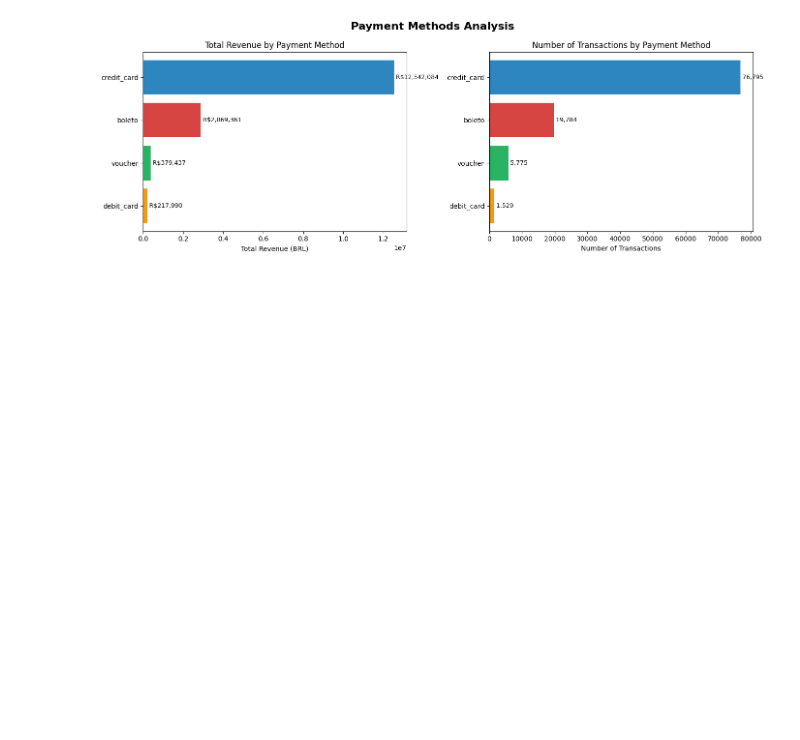
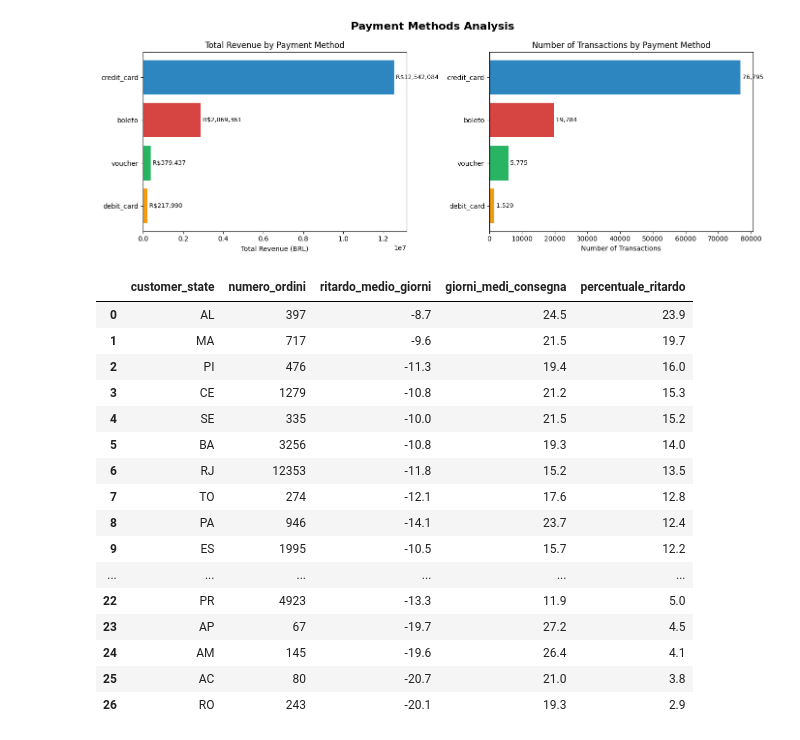
Before and after one commit to marinoalfonso/olist-ecommerce-analysis, a Jupyter notebook: notebooks/analysis.ipynb, the cells around one changed output. Saved outputs shown, nothing was run; the diff lists cells and outputs as text; code cells hidden in the pictures; blank space fills up the shorter version.

```diff
--- a/notebooks/analysis.ipynb
+++ b/notebooks/analysis.ipynb
@@ -80,3 +80,47 @@ plt.tight_layout()
 plt.show()
 # %% [output]
 [figure]
+# %%
+# ── Analisi ritardi di consegna per stato ────────────────────
+
+query_delivery = """
+SELECT
+    customer_state,
+    COUNT(*)                                         AS numero_ordini,
+    ROUND(AVG(DATEDIFF(
+        order_delivered_customer_date,
+        order_estimated_delivery_date)), 1)          AS ritardo_medio_giorni,
+    ROUND(AVG(DATEDIFF(
+        order_delivered_customer_date,
+        order_purchase_timestamp)), 1)               AS giorni_medi_consegna,
+    ROUND(100.0 * SUM(CASE
+        WHEN order_delivered_customer_date > order_estimated_delivery_date
+        THEN 1 ELSE 0 END) / COUNT(*), 1)            AS percentuale_ritardo
+FROM orders o
+JOIN customers c
+    ON o.customer_id = c.customer_id
+WHERE order_delivered_customer_date IS NOT NULL
+GROUP BY customer_state
+ORDER BY percentuale_ritardo DESC
+"""
+
+df_delivery = pd.read_sql(query_delivery, engine)
+df_delivery
+# %% [output]
+|  | customer_state | numero_ordini | ritardo_medio_giorni | giorni_medi_consegna | percentuale_ritardo |
+| 0 | AL | 397 | -8.7 | 24.5 | 23.9 |
+| 1 | MA | 717 | -9.6 | 21.5 | 19.7 |
+| 2 | PI | 476 | -11.3 | 19.4 | 16.0 |
+| 3 | CE | 1279 | -10.8 | 21.2 | 15.3 |
+| 4 | SE | 335 | -10.0 | 21.5 | 15.2 |
+| 5 | BA | 3256 | -10.8 | 19.3 | 14.0 |
+| 6 | RJ | 12353 | -11.8 | 15.2 | 13.5 |
+| 7 | TO | 274 | -12.1 | 17.6 | 12.8 |
+| 8 | PA | 946 | -14.1 | 23.7 | 12.4 |
+| 9 | ES | 1995 | -10.5 | 15.7 | 12.2 |
+| ... | ... | ... | ... | ... | ... |
+| 22 | PR | 4923 | -13.3 | 11.9 | 5.0 |
+| 23 | AP | 67 | -19.7 | 27.2 | 4.5 |
+| 24 | AM | 145 | -19.6 | 26.4 | 4.1 |
+| 25 | AC | 80 | -20.7 | 21.0 | 3.8 |
+| 26 | RO | 243 | -20.1 | 19.3 | 2.9 |
```
Also changed, not shown: parts of 1 cell of this notebook.
